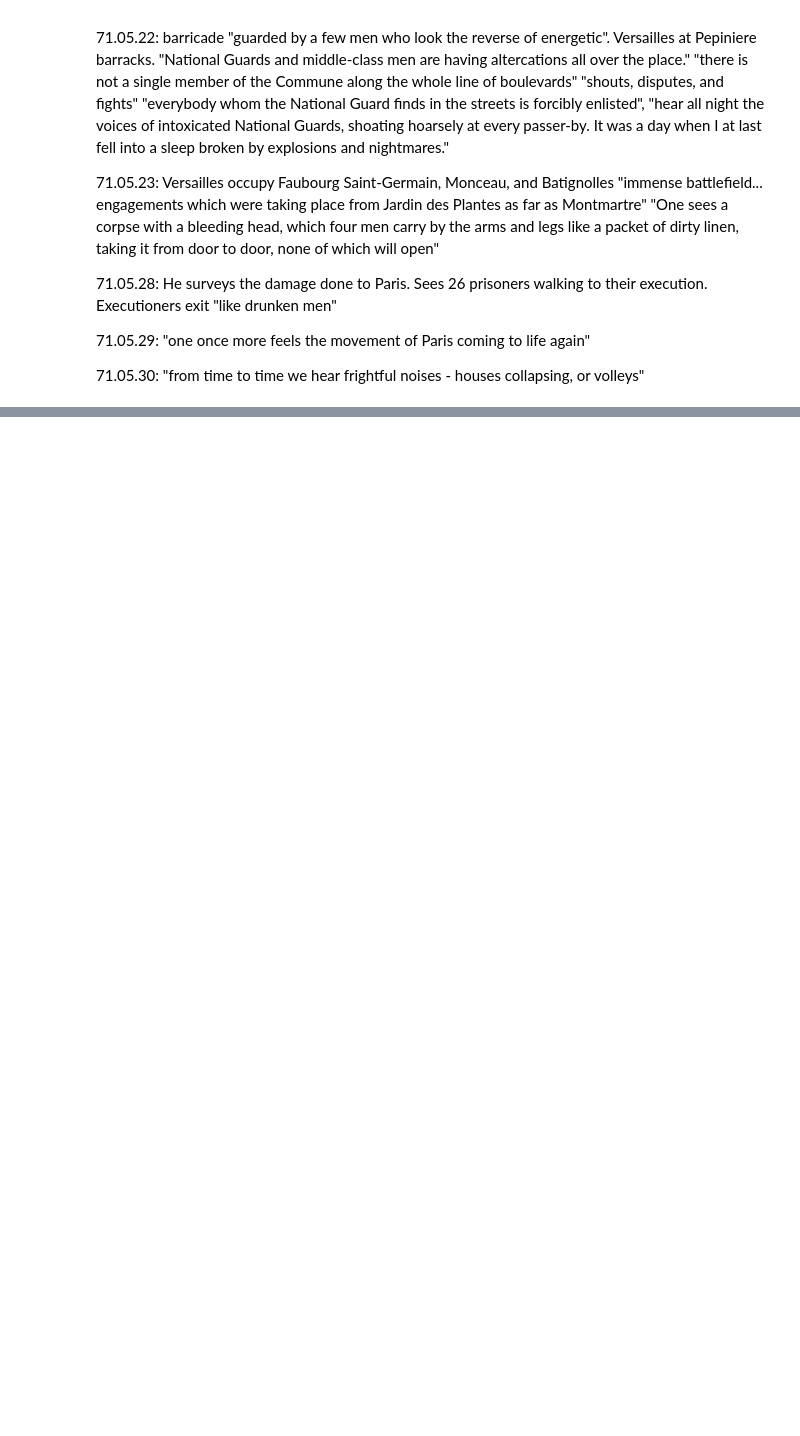
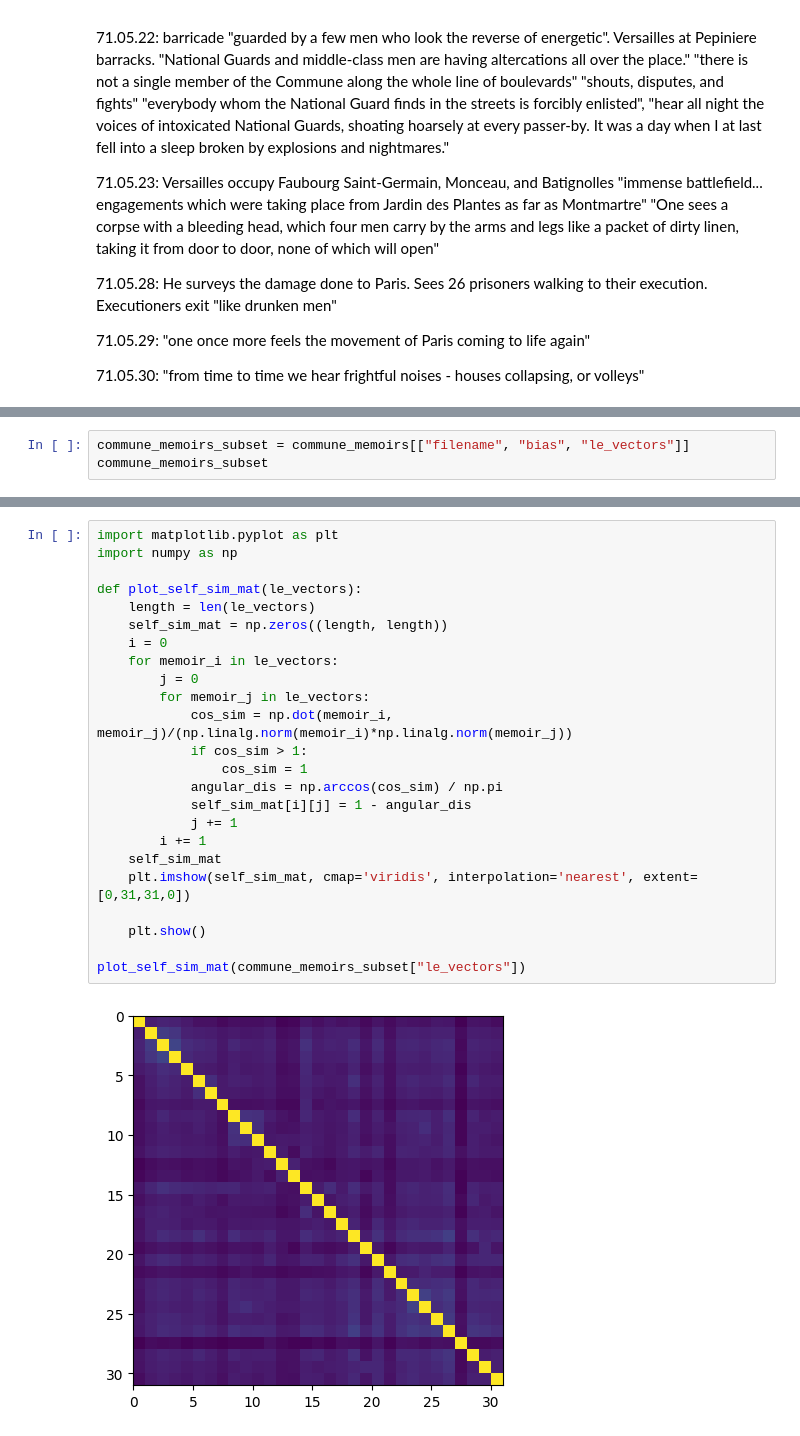
Before and after one commit to shayayan/commune_memoirs_epfl_dh412, a Jupyter notebook: memoir_cleaning.ipynb, the cells around one changed output, grey strips where cells are left out. Drawn from its saved outputs; the diff is of its cells as text; blank space fills up the shorter version.

```diff
--- a/memoir_cleaning.ipynb
+++ b/memoir_cleaning.ipynb
@@ -152,0 +602,3 @@ memoir_processed
+# %%
+commune_memoirs_subset = commune_memoirs[["filename", "bias", "le_vectors"]]
+commune_memoirs_subset
@@ -152,0 +623,26 @@ memoir_processed
+# %%
+import matplotlib.pyplot as plt
+import numpy as np
+
+def plot_self_sim_mat(le_vectors):
+    length = len(le_vectors)
+    self_sim_mat = np.zeros((length, length))
+    i = 0
+    for memoir_i in le_vectors:
+        j = 0
+        for memoir_j in le_vectors:
+            cos_sim = np.dot(memoir_i, memoir_j)/(np.linalg.norm(memoir_i)*np.linalg.norm(memoir_j))
+            if cos_sim > 1:
+                cos_sim = 1
+            angular_dis = np.arccos(cos_sim) / np.pi
+            self_sim_mat[i][j] = 1 - angular_dis
+            j += 1
+        i += 1
+    self_sim_mat
+    plt.imshow(self_sim_mat, cmap='viridis', interpolation='nearest', extent=[0,31,31,0])
+
+    plt.show()
+
+plot_self_sim_mat(commune_memoirs_subset["le_vectors"])
+# %% [output]
+[figure, added]
```
Also changed, not shown: parts of 14 cells of this notebook, 1 other file.
